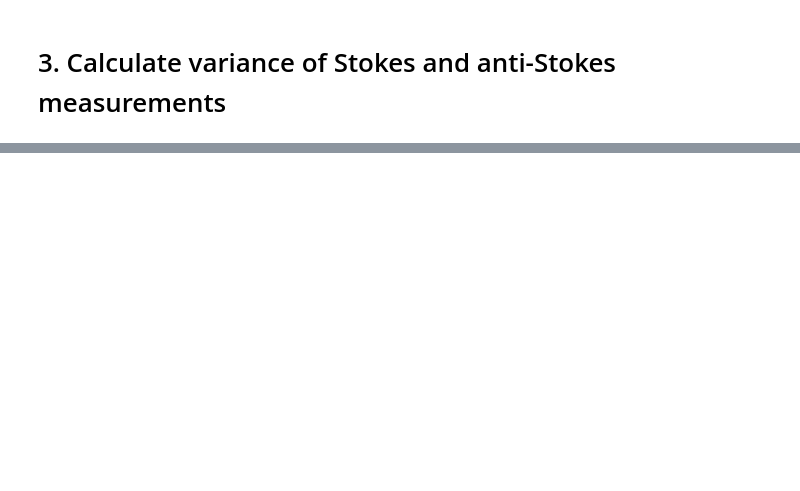
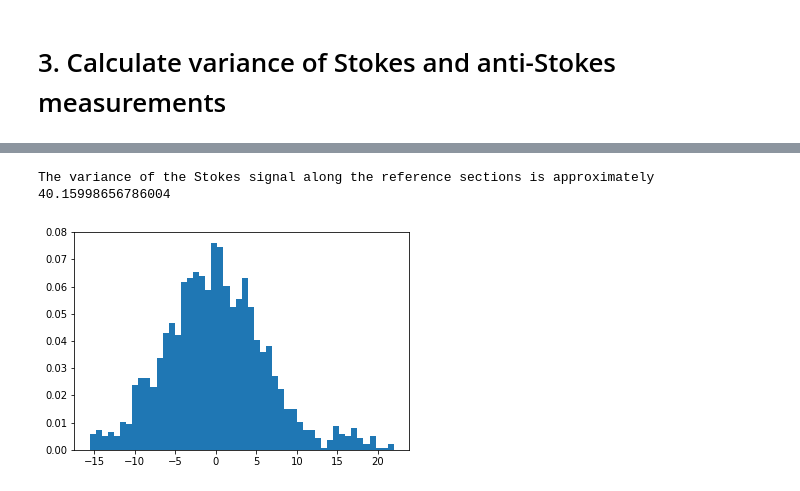
Before and after one commit to dtscalibration/python-dts-calibration, a Jupyter notebook: examples/notebooks/03Calculate_variance_Stokes.ipynb, the cells around one changed output, grey strips where cells are left out. Saved outputs shown, nothing was run; the diff lists cells and outputs as text; code cells hidden in the pictures; blank space fills up the shorter version.

```diff
--- a/examples/notebooks/03Calculate_variance_Stokes.ipynb
+++ b/examples/notebooks/03Calculate_variance_Stokes.ipynb
@@ -30,7 +55,14 @@ print(ds.variance_stokes.__doc__)
 # %%
-I_var, residuals = ds.variance_stokes(st_label='ST', sections=sections, use_statsmodels=False)
+I_var, residuals = ds.variance_stokes(st_label='ST',
+                                      sections=sections,
+                                      use_statsmodels=False,
+                                      debug_high_stokes_variance=False)
 print("The variance of the Stokes signal along the reference sections "
       "is approximately {}".format(I_var))
+# %% [output]
+The variance of the Stokes signal along the reference sections is approximately 40.15998656786004
 # %%
-# plt.hist(residuals, bins=50, density=True);
+plt.hist(residuals, bins=50, density=True);
+# %% [output]
+[figure, added]
 # %%
```
Also changed, not shown: parts of 5 cells of this notebook, 16 other files.
